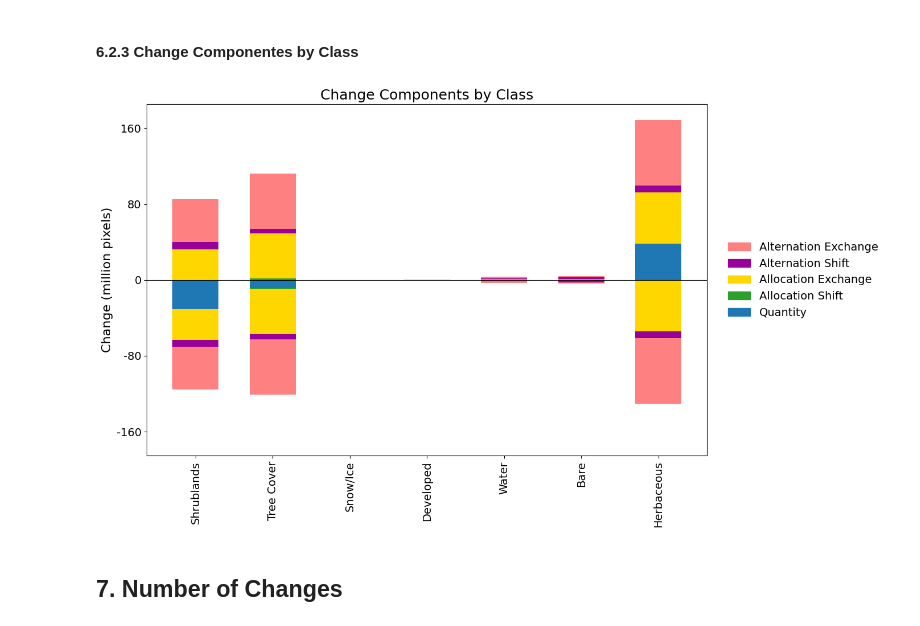
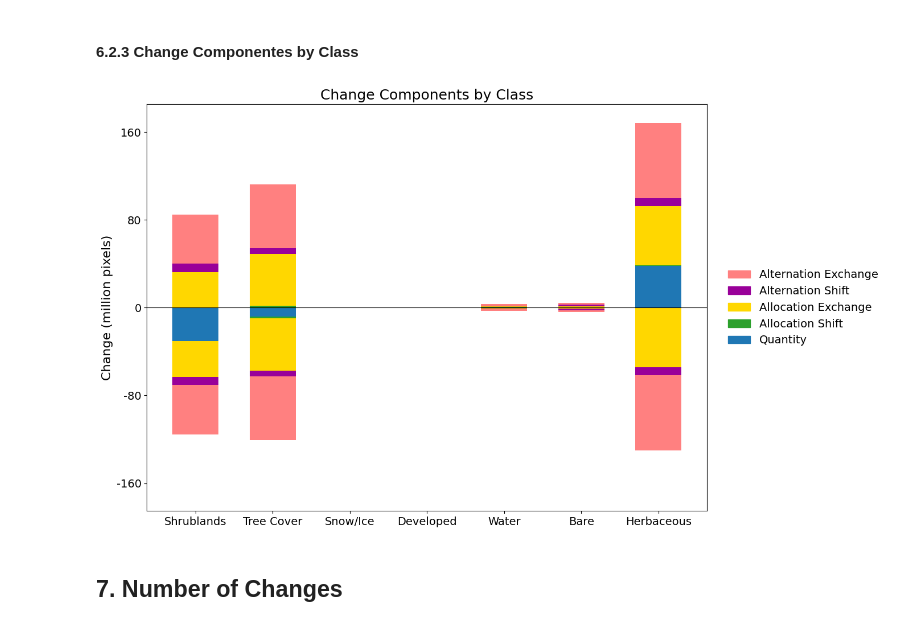
Before and after one commit to antoniovfonseca/agentic-ai-global-lulc, a Jupyter notebook: notebooks/summarize_change_components_glance.ipynb, the cells around one changed output. Drawn from its saved outputs; the diff is of its cells as text; code cells hidden in the pictures.

```diff
--- a/notebooks/summarize_change_components_glance.ipynb
+++ b/notebooks/summarize_change_components_glance.ipynb
@@ -3607,7 +3607,7 @@ class ComponentVisualizer:
         )
         ax.set_xticklabels(
             class_names,
-            rotation=90,
+            rotation=0,
             ha="center",
             fontsize=14,
         )
@@ -3672,34 +3672,34 @@ class ComponentVisualizer:
             loc="center left",
             bbox_to_anchor=(
                 1.02,
                 0.5,
             ),
             fontsize=14,
             frameon=False,
         )
 
         plt.tight_layout()
         plt.savefig(
             os.path.join(
                 output_path,
                 "graphic_change_component_change_class.png",
             ),
             bbox_inches="tight",
             format="png",
             dpi=300
         )
         plt.show()
 
 
 # Execution
 ComponentVisualizer.plot_gain_loss_stacked(
     df=df,
     class_labels_dict=class_labels_dict,
     title="Change Components by Class",
     output_path=output_path,
 )
 # %% [output]
-[figure, old version]
+[figure, new version]
 # %% [markdown]
 ## **7. Number of Changes**
 # %% [markdown]
```
Also changed, not shown: parts of 1 cell of this notebook.
